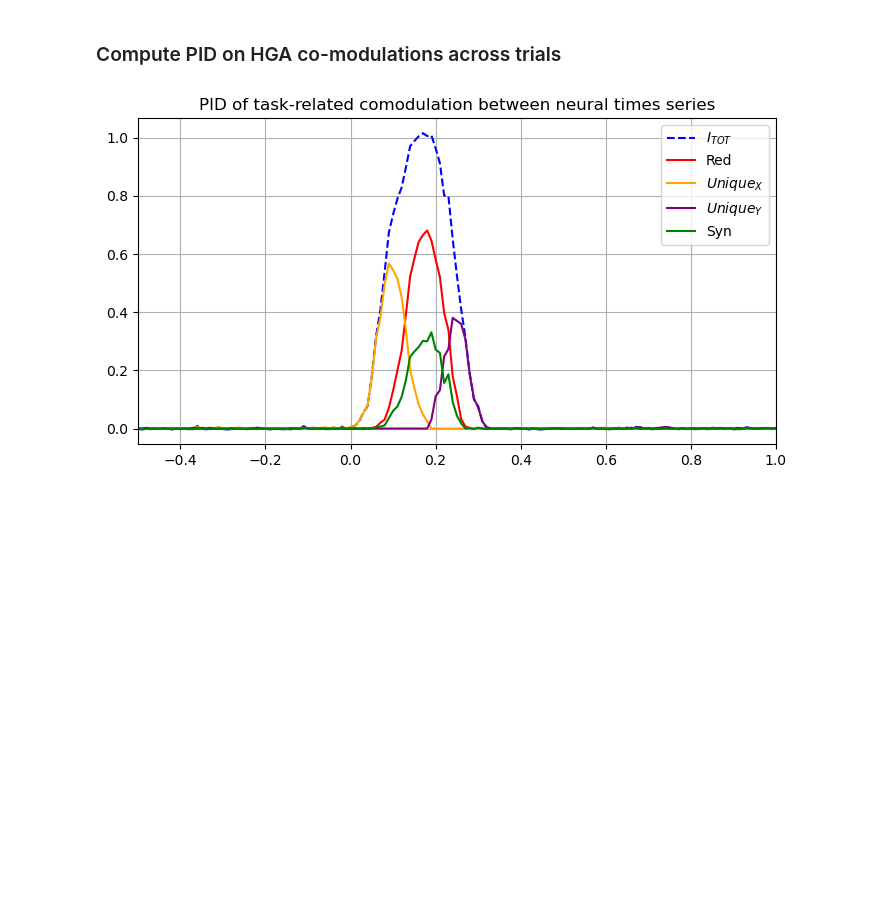
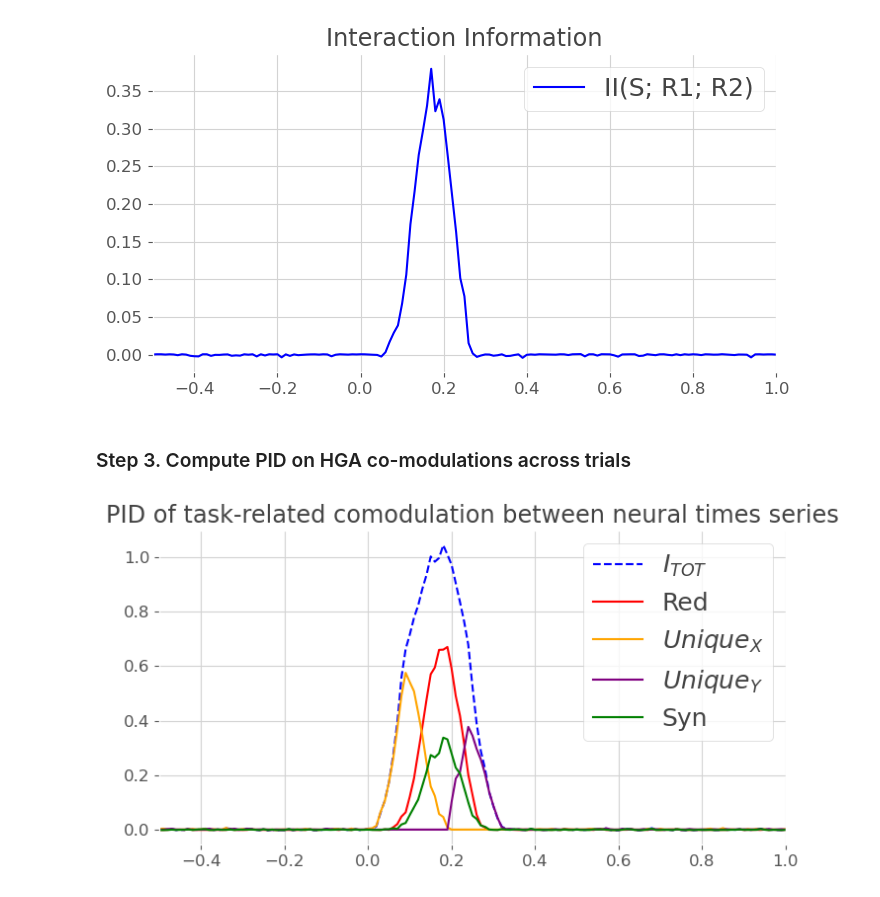
Before and after one commit to brainets/infodyn, a Jupyter notebook: InformationDynamics.ipynb, the cells around one changed output. Drawn from its saved outputs; the diff is of its cells as text; code cells hidden in the pictures; blank space fills up the shorter version.

Commit message:
Added conn_ii and updated notebook

```diff
--- a/InformationDynamics.ipynb
+++ b/InformationDynamics.ipynb
@@ -38,5 +49,25 @@ Evoked HGA AR model (n_times=200, n_epochs=500, n_stim=2, random_state=2228)
+# %%
+# Compute Interaction Information
+mi_node, interinfo = conn_ii(
+    ar, 'trials', roi='roi', times='times', mi_type='cd', dt=1,
+    verbose=False)
+
+# Plotting
+plt.figure(figsize=(7, 4))
+
+times = interinfo['times'].data
+
+plt.plot(times, -interinfo.squeeze(), color='blue', linestyle='-',
+            label='II(S; R1; R2)')
+plt.legend()
+plt.title('Interaction Information')
+plt.tight_layout()
+plt.xlim(-0.5, 1.)
+plt.show()
+# %% [output]
+[figure, added]
 # %% [markdown]
-### Compute PID on HGA co-modulations across trials
+### Step 3. Compute PID on HGA co-modulations across trials
 # %%
 # Compute PID on HGA
 mi_node, unique, infotot, redundancy, synergy = conn_pid(
@@ -59,9 +90,9 @@ plt.plot(times, synergy.squeeze(), color='green', label="Syn")
 plt.legend()
 
 plt.title('PID of task-related comodulation between neural times series')
-plt.grid()
+
 plt.tight_layout()
 plt.xlim(-0.5, 1.)
 plt.show()
 # %% [output]
-[figure, old version]
+[figure, new version]
```
Also changed, not shown: parts of 7 cells of this notebook, 1 other file.
